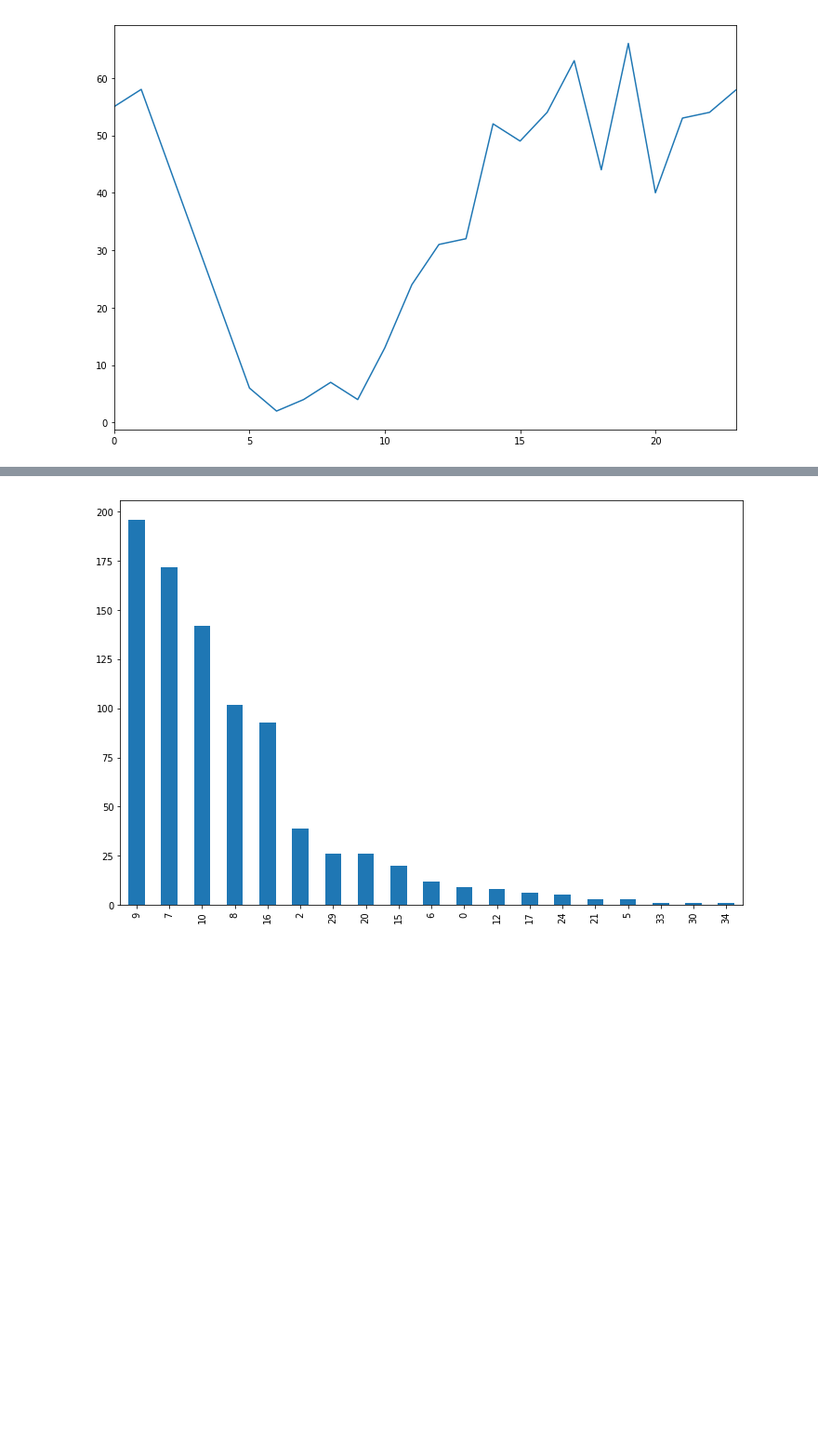
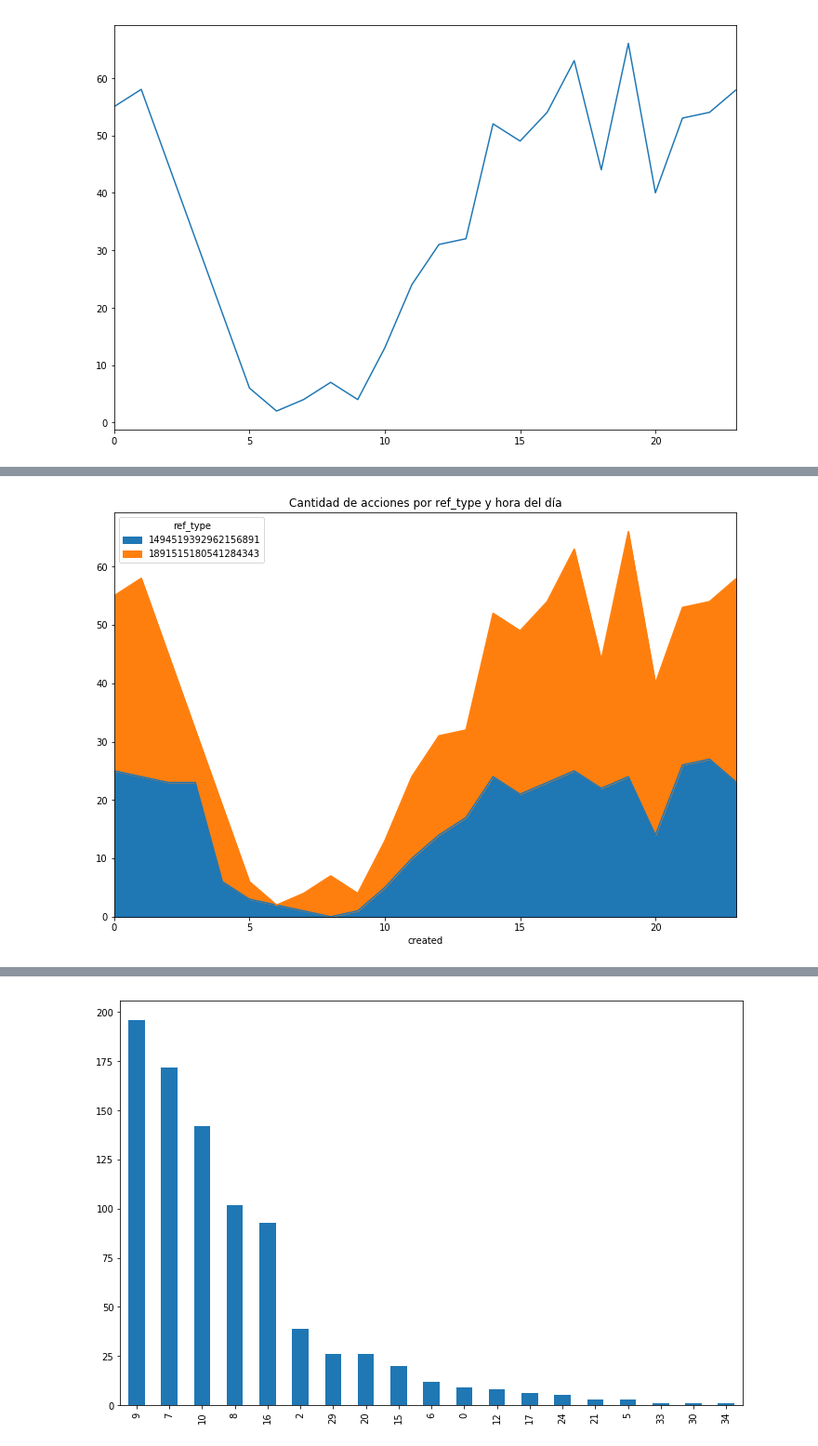
Before and after one commit to shizus/7506-1c2019, a Jupyter notebook: scripts/installs.ipynb, the cells around one changed output, grey strips where cells are left out. Shown: that part at 93% size. Cells and saved outputs as stored; diff of their text form; code cells hidden in the pictures; blank space fills up the shorter version.

```diff
--- a/scripts/installs.ipynb
+++ b/scripts/installs.ipynb
@@ -151,0 +73,6 @@ plt.show()
+# %%
+paises = implicit[['created', 'ref_type']].groupby(implicit['created'].dt.hour).agg({'ref_type' : 'value_counts'})
+paises['ref_type'].unstack().plot.area(figsize = (12,8), title = 'Cantidad de acciones por ref_type y hora del día')
+plt.show()
+# %% [output]
+[figure, added]
```
Also changed, not shown: parts of 52 cells of this notebook.
